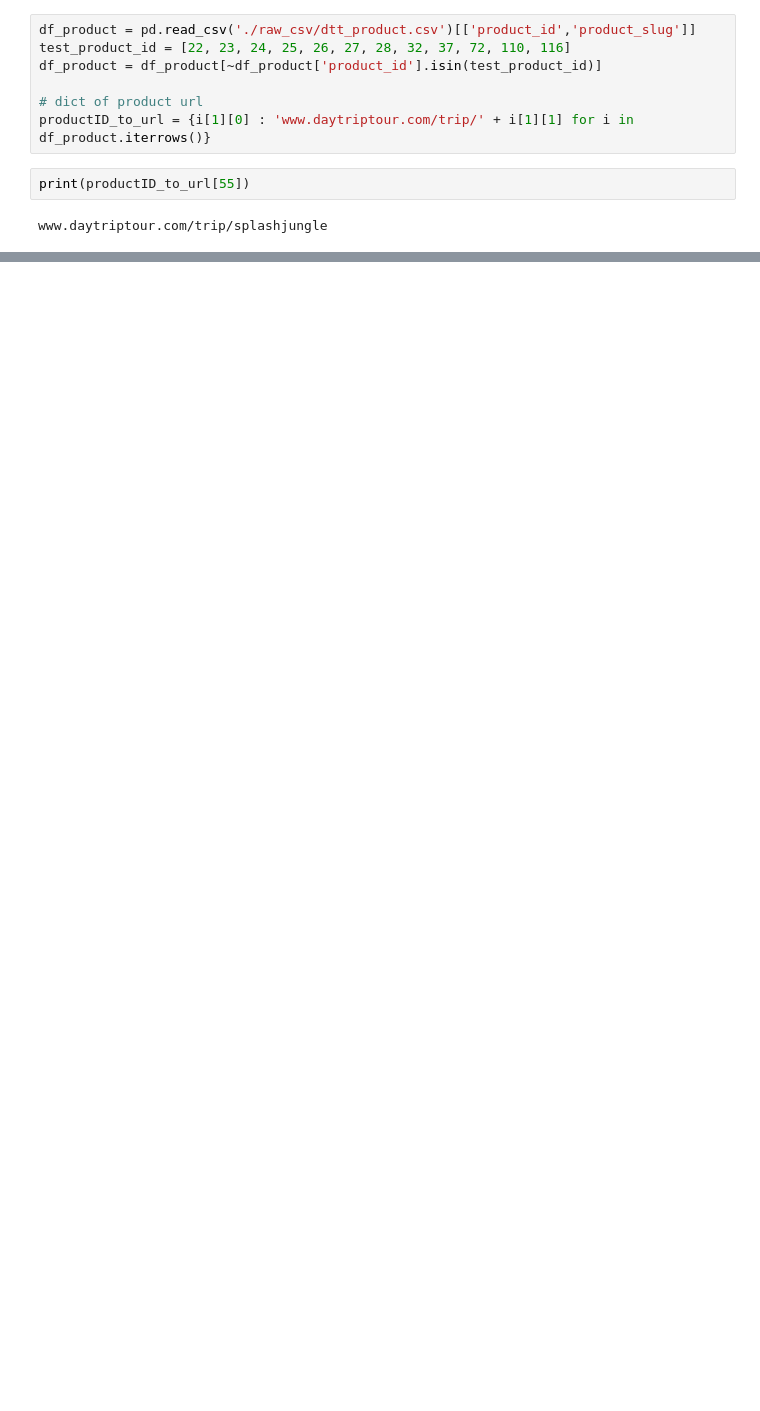
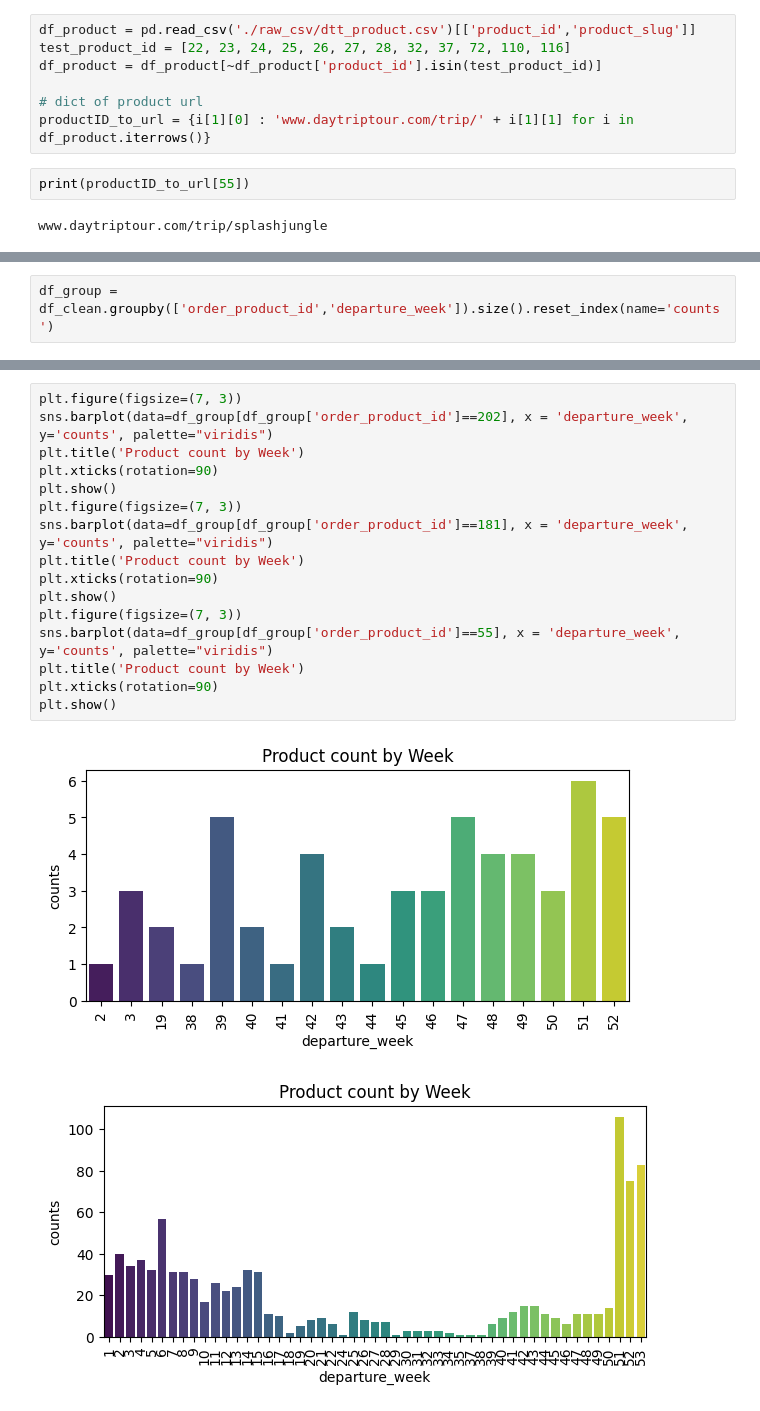
Before and after one commit to RooTBeaM/recommandation_system, a Jupyter notebook: 4_New_Clean_order.ipynb, the cells around one changed output, grey strips where cells are left out. Drawn from its saved outputs; the diff is of its cells as text; blank space fills up the shorter version.

```diff
--- a/4_New_Clean_order.ipynb
+++ b/4_New_Clean_order.ipynb
@@ -290,0 +265,2 @@ len(df_group['order_product_id'].unique())
+# %%
+df_group = df_clean.groupby(['order_product_id','departure_week']).size().reset_index(name='counts')
@@ -290,0 +283,19 @@ len(df_group['order_product_id'].unique())
+# %%
+plt.figure(figsize=(7, 3))
+sns.barplot(data=df_group[df_group['order_product_id']==202], x = 'departure_week', y='counts', palette="viridis")
+plt.title('Product count by Week')
+plt.xticks(rotation=90)
+plt.show()
+plt.figure(figsize=(7, 3))
+sns.barplot(data=df_group[df_group['order_product_id']==181], x = 'departure_week', y='counts', palette="viridis")
+plt.title('Product count by Week')
+plt.xticks(rotation=90)
+plt.show()
+plt.figure(figsize=(7, 3))
+sns.barplot(data=df_group[df_group['order_product_id']==55], x = 'departure_week', y='counts', palette="viridis")
+plt.title('Product count by Week')
+plt.xticks(rotation=90)
+plt.show()
+# %% [output]
+[figure, added]
+[figure, added]
```
Also changed, not shown: parts of 23 cells of this notebook, 9 other files.
